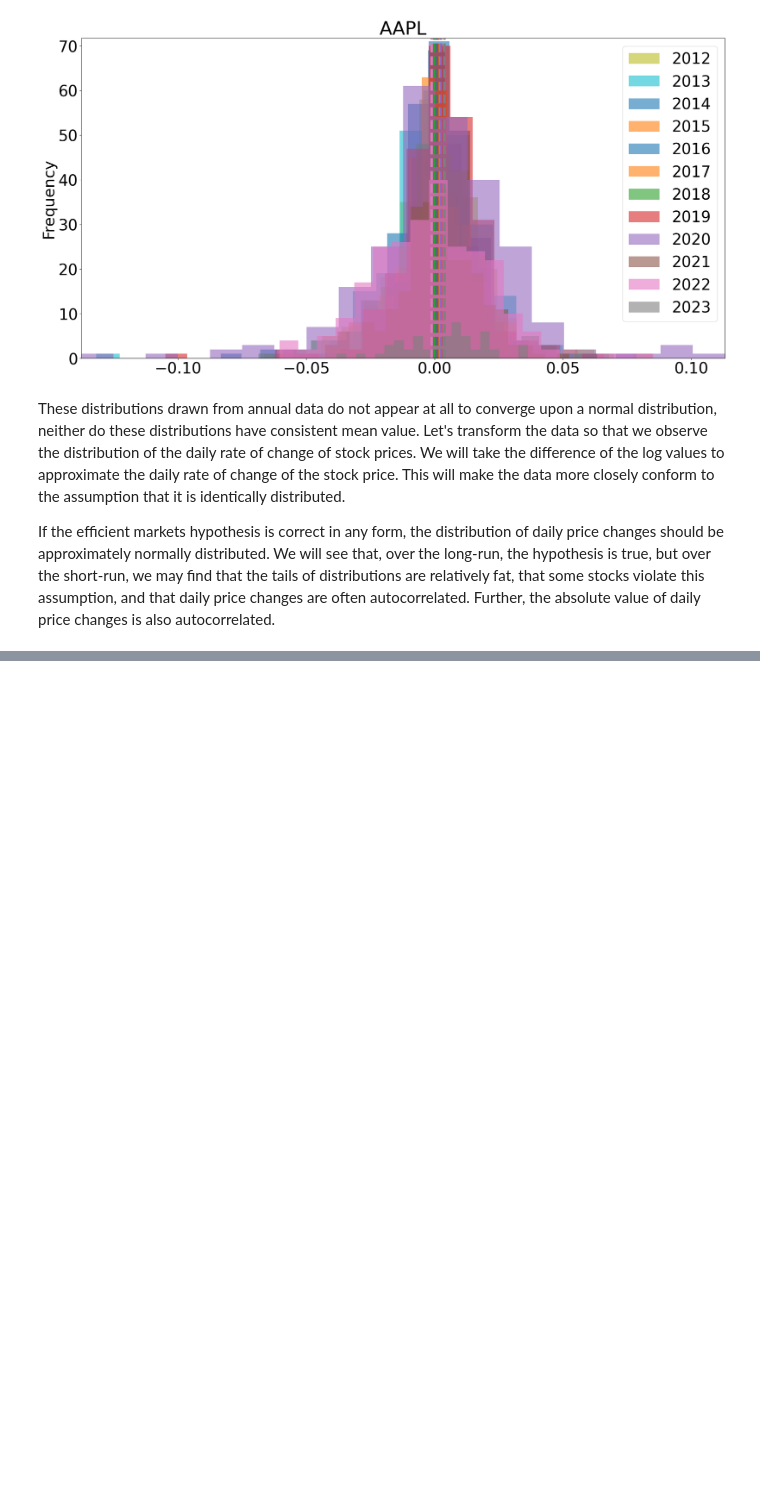
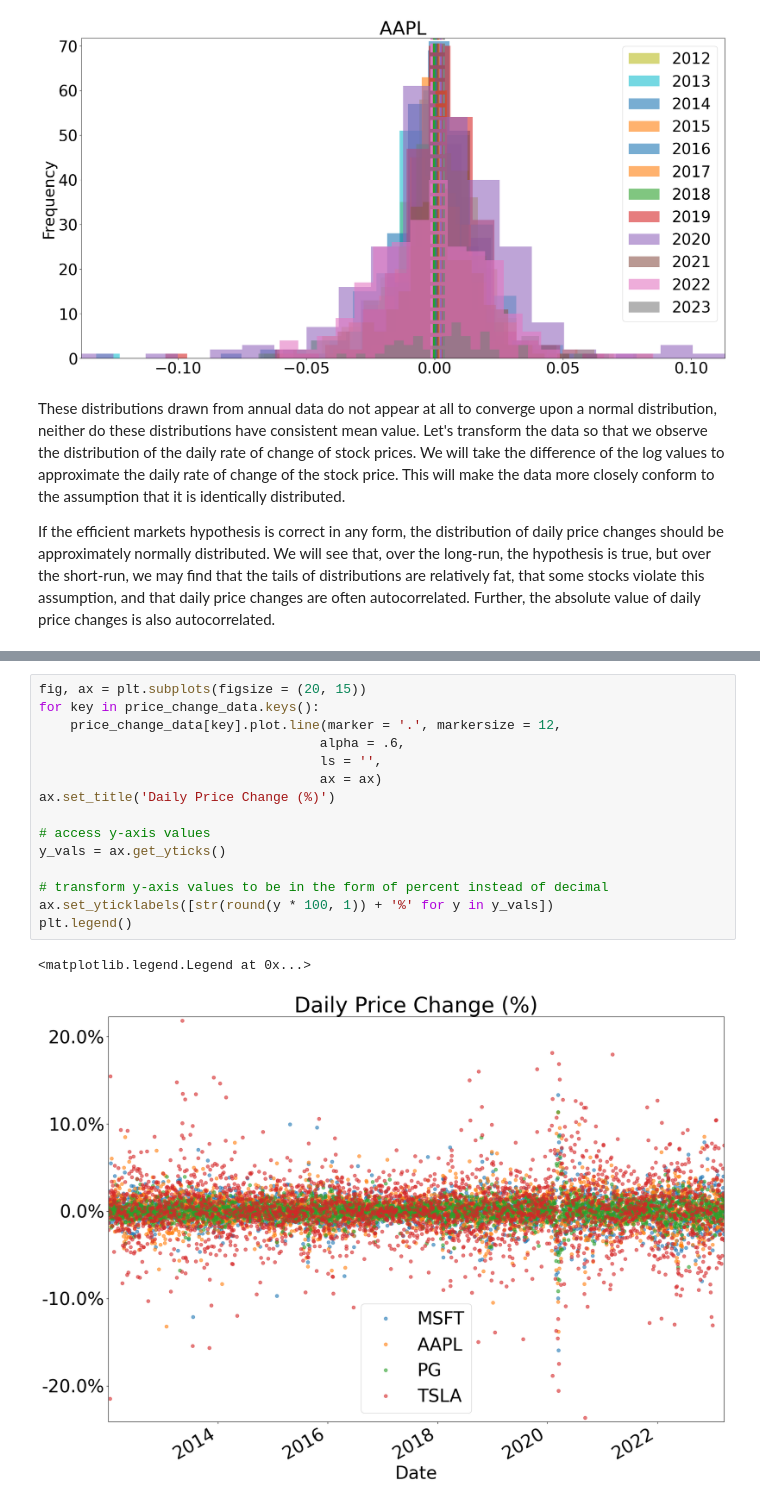
Before and after one commit to Tetteh96/ECON-611-Projects, a Jupyter notebook: Ch5/Project 7 - Ch5.ipynb, the cells around one changed output, grey strips where cells are left out. Saved outputs shown, nothing was run; the diff lists cells and outputs as text; blank space fills up the shorter version.

```diff
--- a/Ch5/Project 7 - Ch5.ipynb
+++ b/Ch5/Project 7 - Ch5.ipynb
@@ -441,0 +453,18 @@ If the efficient markets hypothesis is correct in any form, the distribution of
+# %%
+fig, ax = plt.subplots(figsize = (20, 15))
+for key in price_change_data.keys():
+    price_change_data[key].plot.line(marker = '.', markersize = 12,
+                                    alpha = .6,
+                                    ls = '',
+                                    ax = ax)
+ax.set_title('Daily Price Change (%)')
+
+# access y-axis values
+y_vals = ax.get_yticks()
+
+# transform y-axis values to be in the form of percent instead of decimal
+ax.set_yticklabels([str(round(y * 100, 1)) + '%' for y in y_vals])
+plt.legend()
+# %% [output]
+<matplotlib.legend.Legend at 0x...>
+[figure, added]
```
Also changed, not shown: parts of 11 cells of this notebook.
